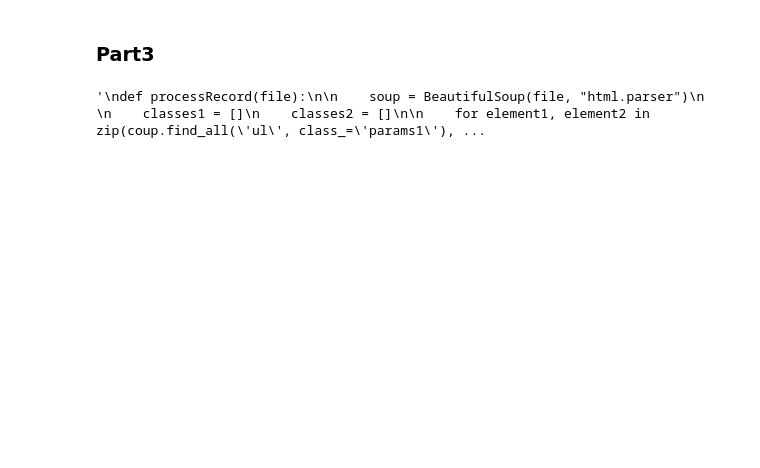
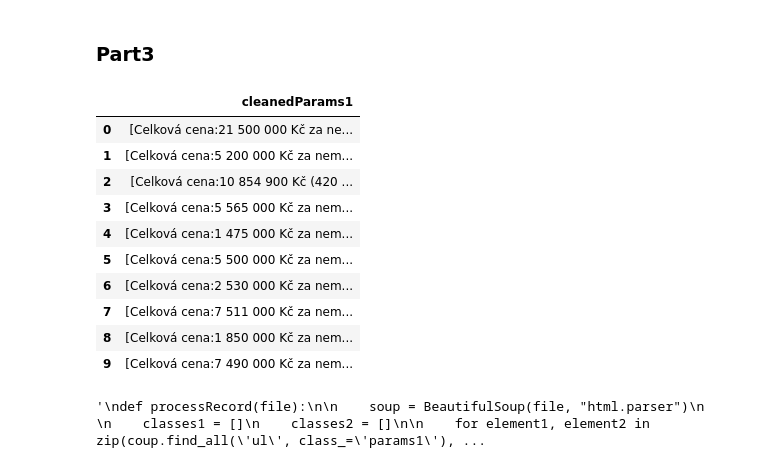
Before and after one commit to yogenderPalChandra/spark, a Jupyter notebook: DefForAllCode.ipynb, the cells around one changed output. Saved outputs shown, nothing was run; the diff lists cells and outputs as text; code cells hidden in the pictures; blank space fills up the shorter version.

```diff
--- a/DefForAllCode.ipynb
+++ b/DefForAllCode.ipynb
@@ -235,7 +284,19 @@ def cleaned2pd_param1(cleaned_rdd_l):
     row = Row("cleanedParams1")
     return cleaned_rdd_l.map(row).toDF().select('cleanedParams1').toPandas()
 # %%
-#cleaned2pd_param1(register_apply_udf(rdd_l))
+cleaned2pd_param1(register_apply_udf(rdd_l))
+# %% [output]
+|  | cleanedParams1 |
+| 0 | [Celková cena:21 500 000 Kč za ne... |
+| 1 | [Celková cena:5 200 000 Kč za nem... |
+| 2 | [Celková cena:10 854 900 Kč (420 ... |
+| 3 | [Celková cena:5 565 000 Kč za nem... |
+| 4 | [Celková cena:1 475 000 Kč za nem... |
+| 5 | [Celková cena:5 500 000 Kč za nem... |
+| 6 | [Celková cena:2 530 000 Kč za nem... |
+| 7 | [Celková cena:7 511 000 Kč za nem... |
+| 8 | [Celková cena:1 850 000 Kč za nem... |
+| 9 | [Celková cena:7 490 000 Kč za nem... |
 # %%
 
 def processRecord_udf_param2(file):
```
Also changed, not shown: parts of 6 cells of this notebook, 1 other file.
